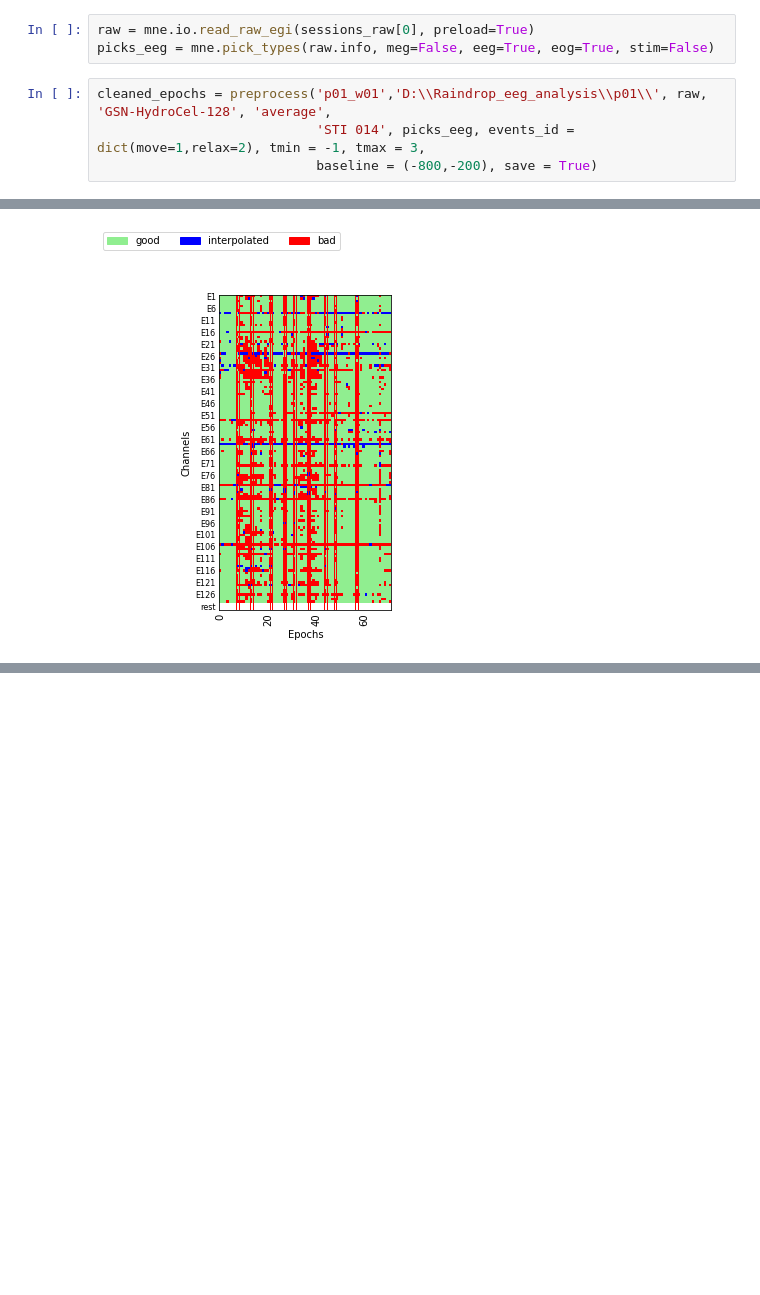
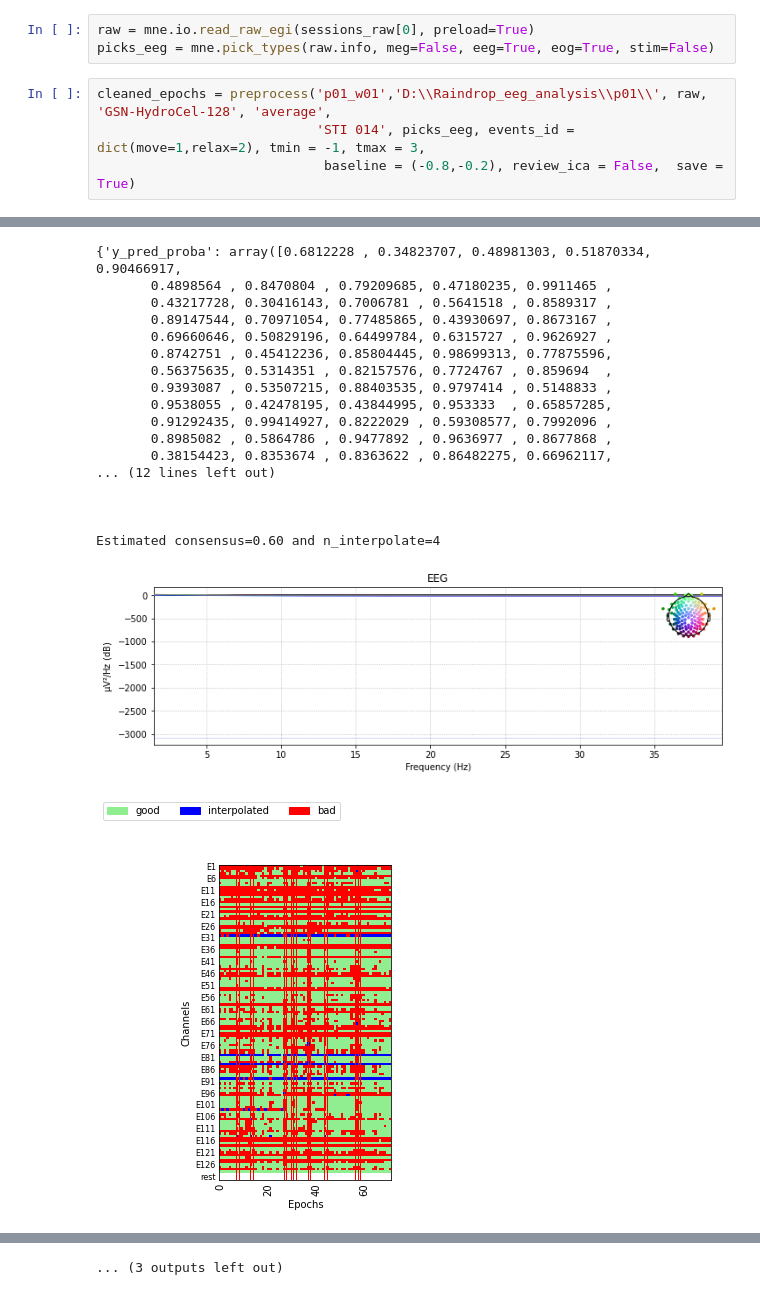
Before and after one commit to davide-aloi/raindrop_analyses_fmri_eeg, a Jupyter notebook: eeg/eeg_active/p01_active_task_analysis.ipynb, the cells around one changed output, grey strips where cells are left out. Cells and saved outputs as stored; diff of their text form; blank space fills up the shorter version.

```diff
--- a/eeg/eeg_active/p01_active_task_analysis.ipynb
+++ b/eeg/eeg_active/p01_active_task_analysis.ipynb
@@ -30,5 +30,5 @@ picks_eeg = mne.pick_types(raw.info, meg=False, eeg=True, eog=True, stim=False)
 # %%
 cleaned_epochs = preprocess('p01_w01','D:\\Raindrop_eeg_analysis\\p01\\', raw, 'GSN-HydroCel-128', 'average',
                             'STI 014', picks_eeg, events_id = dict(move=1,relax=2), tmin = -1, tmax = 3,
-                            baseline = (-800,-200), save = True)
+                             baseline = (-0.8,-0.2), review_ica = False,  save = True)
 # %% [output]
@@ -71 +83,19 @@ KeyboardInterrupt:
+{'y_pred_proba': array([0.6812228 , 0.34823707, 0.48981303, 0.51870334, 0.90466917,
+       0.4898564 , 0.8470804 , 0.79209685, 0.47180235, 0.9911465 ,
+       0.43217728, 0.30416143, 0.7006781 , 0.5641518 , 0.8589317 ,
+       0.89147544, 0.70971054, 0.77485865, 0.43930697, 0.8673167 ,
+       0.69660646, 0.50829196, 0.64499784, 0.6315727 , 0.9626927 ,
+       0.8742751 , 0.45412236, 0.85804445, 0.98699313, 0.77875596,
+       0.56375635, 0.5314351 , 0.82157576, 0.7724767 , 0.859694  ,
+       0.9393087 , 0.53507215, 0.88403535, 0.9797414 , 0.5148833 ,
+       0.9538055 , 0.42478195, 0.43844995, 0.953333  , 0.65857285,
+       0.91292435, 0.99414927, 0.8222029 , 0.59308577, 0.7992096 ,
+       0.8985082 , 0.5864786 , 0.9477892 , 0.9636977 , 0.8677868 ,
+       0.38154423, 0.8353674 , 0.8363622 , 0.86482275, 0.66962117,
+... (12 lines left out)
+
+
+
+Estimated consensus=0.60 and n_interpolate=4
-[figure, old version]
+[figure, new version]
+[figure, added]
@@ -71,0 +106 @@ KeyboardInterrupt:
+... (3 outputs left out)
```
Also changed, not shown: parts of 1 cell of this notebook, 1 other file.
